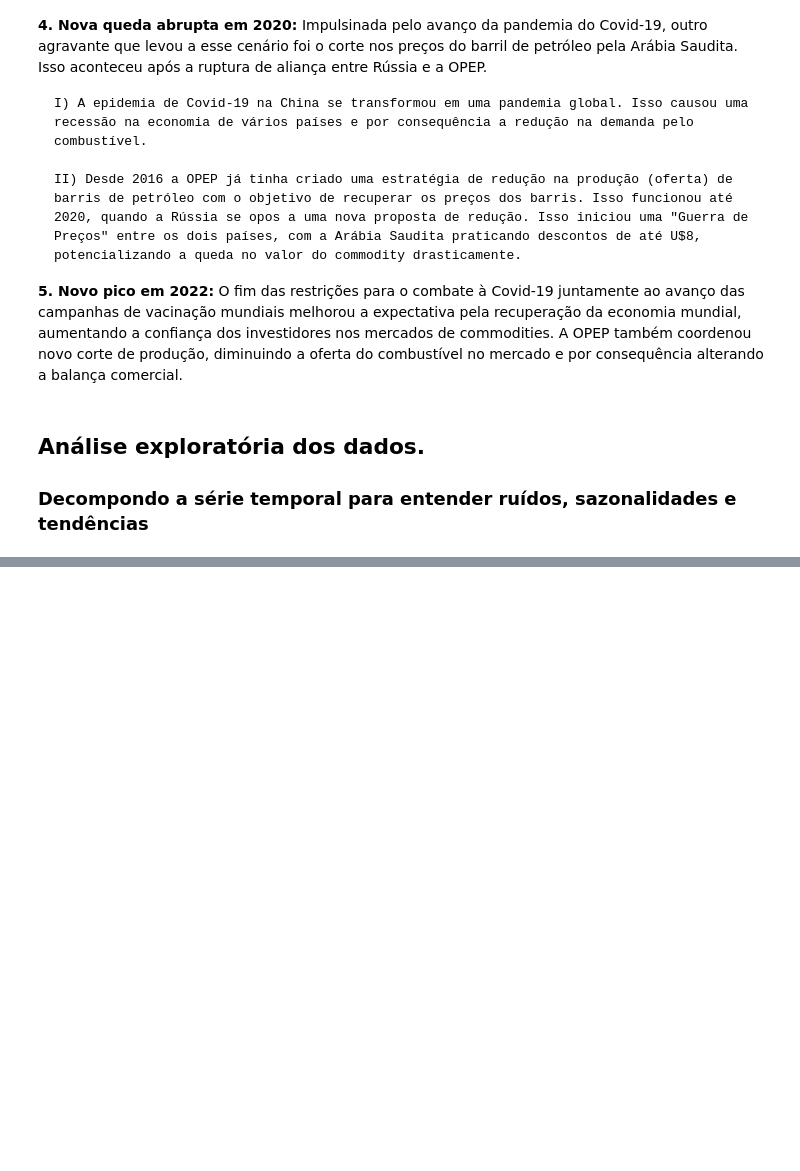
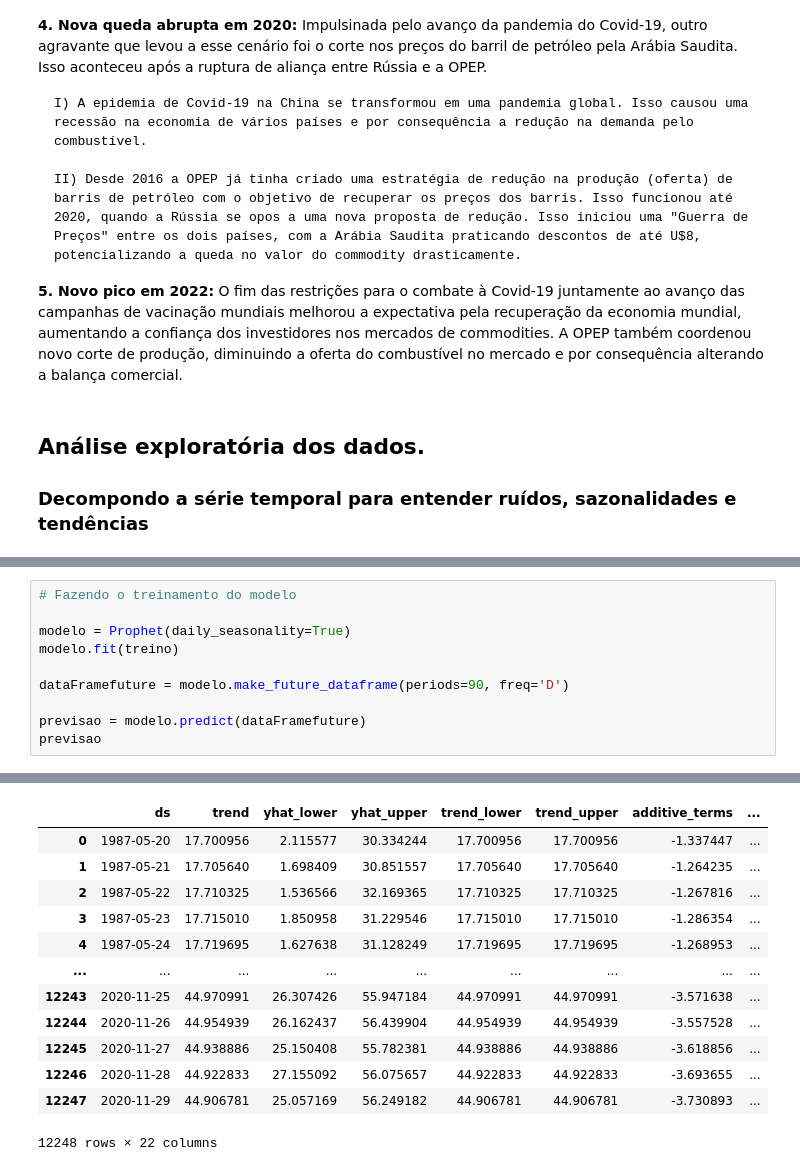
Before and after one commit to sergiolvelloso/grupo119-dtat-brent-price, a Jupyter notebook: dev-modelo.ipynb, the cells around one changed output, grey strips where cells are left out. Saved outputs shown, nothing was run; the diff lists cells and outputs as text; blank space fills up the shorter version.

```diff
--- a/dev-modelo.ipynb
+++ b/dev-modelo.ipynb
@@ -214,0 +217,11 @@ df_eda.isna()
+# %%
+# Fazendo o treinamento do modelo
+
+modelo = Prophet(daily_seasonality=True)
+modelo.fit(treino)
+
+dataFramefuture = modelo.make_future_dataframe(periods=90, freq='D')
+
+previsao = modelo.predict(dataFramefuture)
+previsao
+# %% [output]
@@ -214,0 +230,13 @@ df_eda.isna()
+|  | ds | trend | yhat_lower | yhat_upper | trend_lower | trend_upper | additive_terms | ... |
+| 0 | 1987-05-20 | 17.700956 | 2.115577 | 30.334244 | 17.700956 | 17.700956 | -1.337447 | ... |
+| 1 | 1987-05-21 | 17.705640 | 1.698409 | 30.851557 | 17.705640 | 17.705640 | -1.264235 | ... |
+| 2 | 1987-05-22 | 17.710325 | 1.536566 | 32.169365 | 17.710325 | 17.710325 | -1.267816 | ... |
+| 3 | 1987-05-23 | 17.715010 | 1.850958 | 31.229546 | 17.715010 | 17.715010 | -1.286354 | ... |
+| 4 | 1987-05-24 | 17.719695 | 1.627638 | 31.128249 | 17.719695 | 17.719695 | -1.268953 | ... |
+| ... | ... | ... | ... | ... | ... | ... | ... | ... |
+| 12243 | 2020-11-25 | 44.970991 | 26.307426 | 55.947184 | 44.970991 | 44.970991 | -3.571638 | ... |
+| 12244 | 2020-11-26 | 44.954939 | 26.162437 | 56.439904 | 44.954939 | 44.954939 | -3.557528 | ... |
+| 12245 | 2020-11-27 | 44.938886 | 25.150408 | 55.782381 | 44.938886 | 44.938886 | -3.618856 | ... |
+| 12246 | 2020-11-28 | 44.922833 | 27.155092 | 56.075657 | 44.922833 | 44.922833 | -3.693655 | ... |
+| 12247 | 2020-11-29 | 44.906781 | 25.057169 | 56.249182 | 44.906781 | 44.906781 | -3.730893 | ... |
+12248 rows × 22 columns
```
Also changed, not shown: parts of 28 cells of this notebook.
